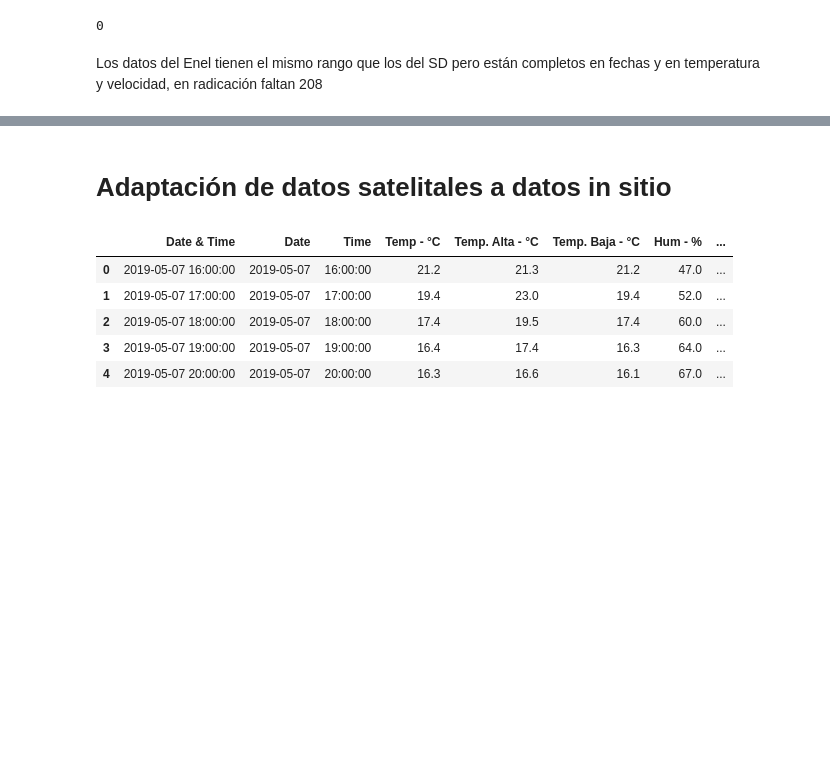
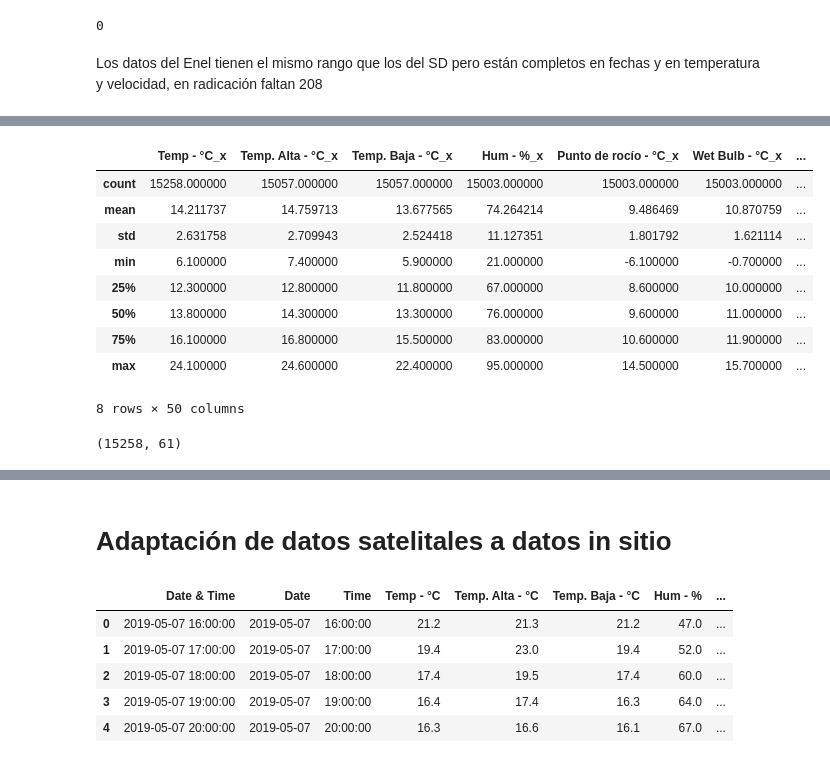
Before and after one commit to sofgutierrez6/ProyectoGrado, a Jupyter notebook: Proyecto_de_Grado.ipynb, the cells around one changed output, grey strips where cells are left out. Cells and saved outputs as stored; diff of their text form; code cells hidden in the pictures; blank space fills up the shorter version.

```diff
--- a/Proyecto_de_Grado.ipynb
+++ b/Proyecto_de_Grado.ipynb
@@ -361,0 +404,17 @@ ValueError: You are trying to merge on object and datetime64[ns] columns. If you
+# %%
+datos_Enel_SD.describe()
+# %% [output]
+|  | Temp - °C_x | Temp. Alta - °C_x | Temp. Baja - °C_x | Hum - %_x | Punto de rocío - °C_x | Wet Bulb - °C_x | ... |
+| count | 15258.000000 | 15057.000000 | 15057.000000 | 15003.000000 | 15003.000000 | 15003.000000 | ... |
+| mean | 14.211737 | 14.759713 | 13.677565 | 74.264214 | 9.486469 | 10.870759 | ... |
+| std | 2.631758 | 2.709943 | 2.524418 | 11.127351 | 1.801792 | 1.621114 | ... |
+| min | 6.100000 | 7.400000 | 5.900000 | 21.000000 | -6.100000 | -0.700000 | ... |
+| 25% | 12.300000 | 12.800000 | 11.800000 | 67.000000 | 8.600000 | 10.000000 | ... |
+| 50% | 13.800000 | 14.300000 | 13.300000 | 76.000000 | 9.600000 | 11.000000 | ... |
+| 75% | 16.100000 | 16.800000 | 15.500000 | 83.000000 | 10.600000 | 11.900000 | ... |
+| max | 24.100000 | 24.600000 | 22.400000 | 95.000000 | 14.500000 | 15.700000 | ... |
+8 rows × 50 columns
+# %%
+datos_Enel_SD.shape
+# %% [output]
+(15258, 61)
```
Also changed, not shown: parts of 25 cells of this notebook.
